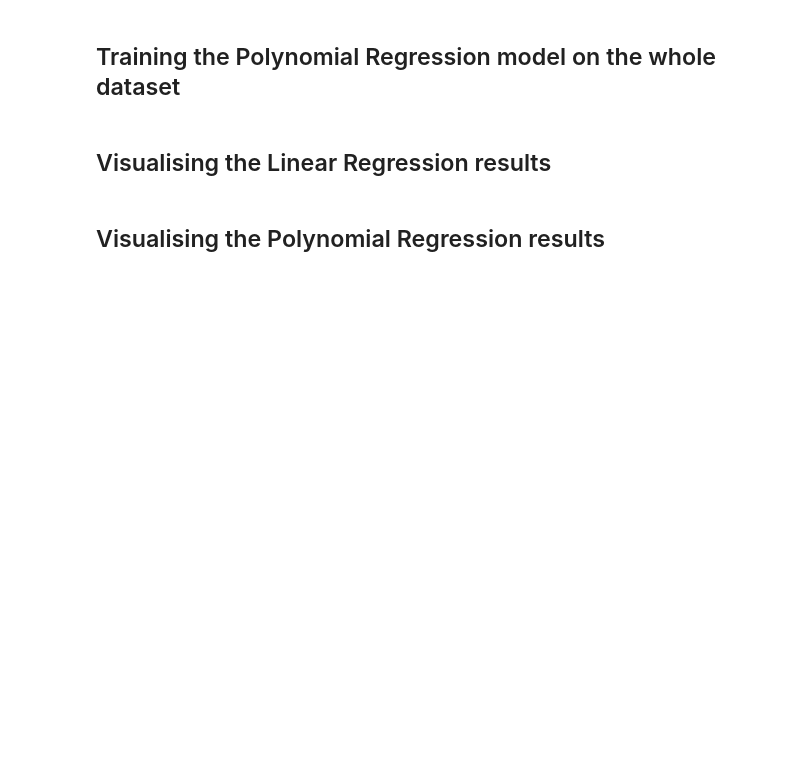
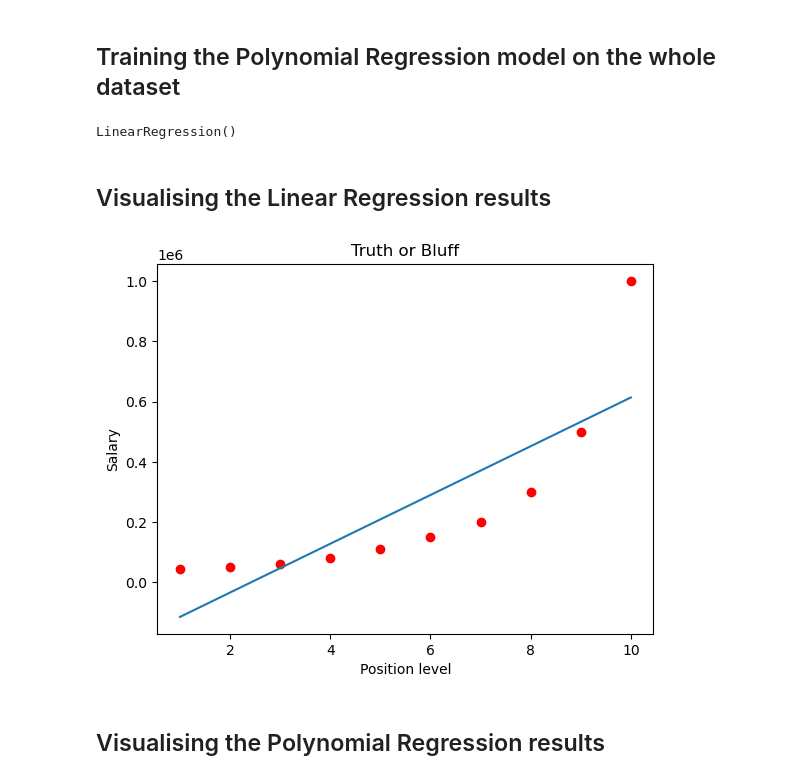
Before and after one commit to whym3/Machine_Learning, a Jupyter notebook: Polynomial_linear_regression/polynomial_regression.ipynb, the cells around one changed output. Cells and saved outputs as stored; diff of their text form; code cells hidden in the pictures; blank space fills up the shorter version.

```diff
--- a/Polynomial_linear_regression/polynomial_regression.ipynb
+++ b/Polynomial_linear_regression/polynomial_regression.ipynb
@@ -42,9 +24,22 @@ LinearRegression()
 ## Training the Polynomial Regression model on the whole dataset
 # %%
 from sklearn.preprocessing import PolynomialFeatures
-poly_reg = PolynomialFeatures(degree=2)
-X_poly_reg.fit_transform(X)
+poly_reg = PolynomialFeatures(degree=4)
+X_poly = poly_reg.fit_transform(X)
+lin_reg_2 = LinearRegression()
+lin_reg_2.fit(X_poly, y)
+# %% [output]
+LinearRegression()
 # %% [markdown]
 ## Visualising the Linear Regression results
+# %%
+plt.scatter(X,y,color = 'red')
+plt.plot(X,lin_reg.predict(X))
+plt.title("Truth or Bluff")
+plt.xlabel("Position level")
+plt.ylabel("Salary")
+plt.show()
+# %% [output]
+[figure, added]
 # %% [markdown]
 ## Visualising the Polynomial Regression results
```
Also changed, not shown: parts of 10 cells of this notebook, 4 other files.
